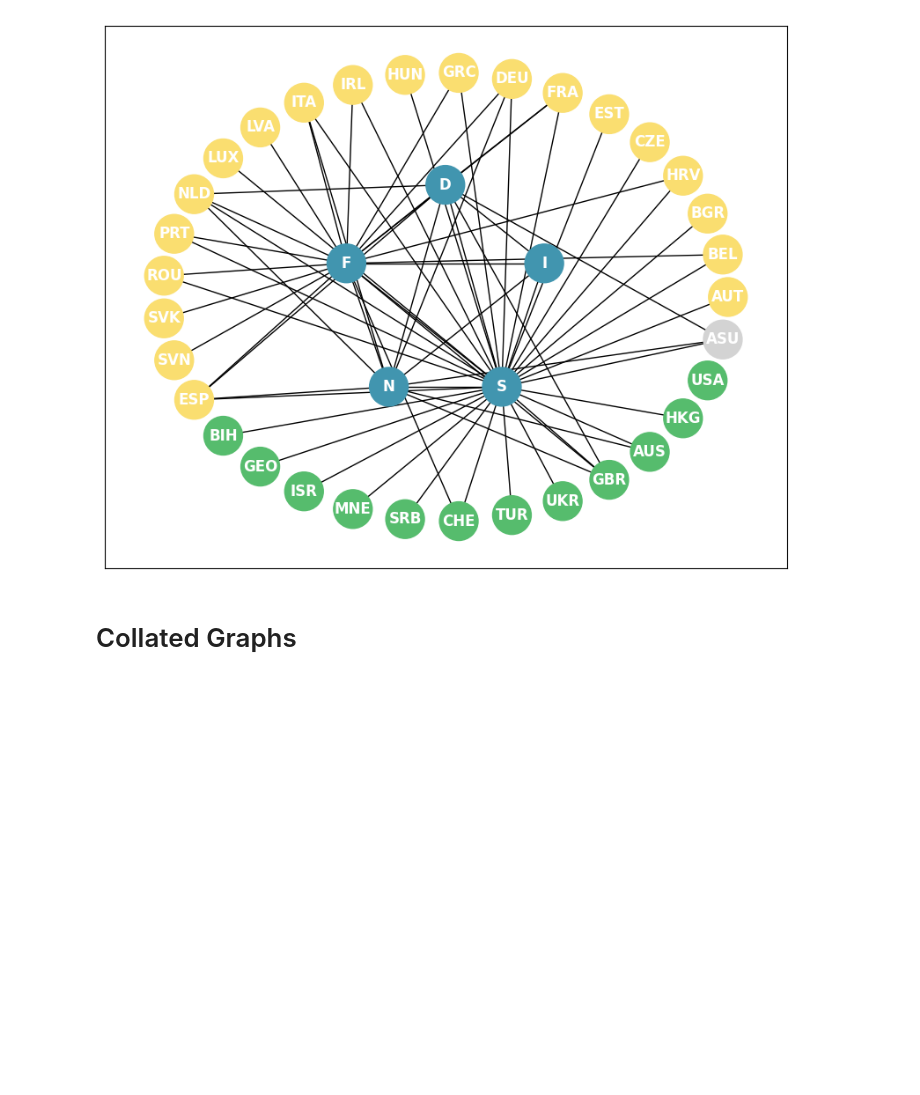
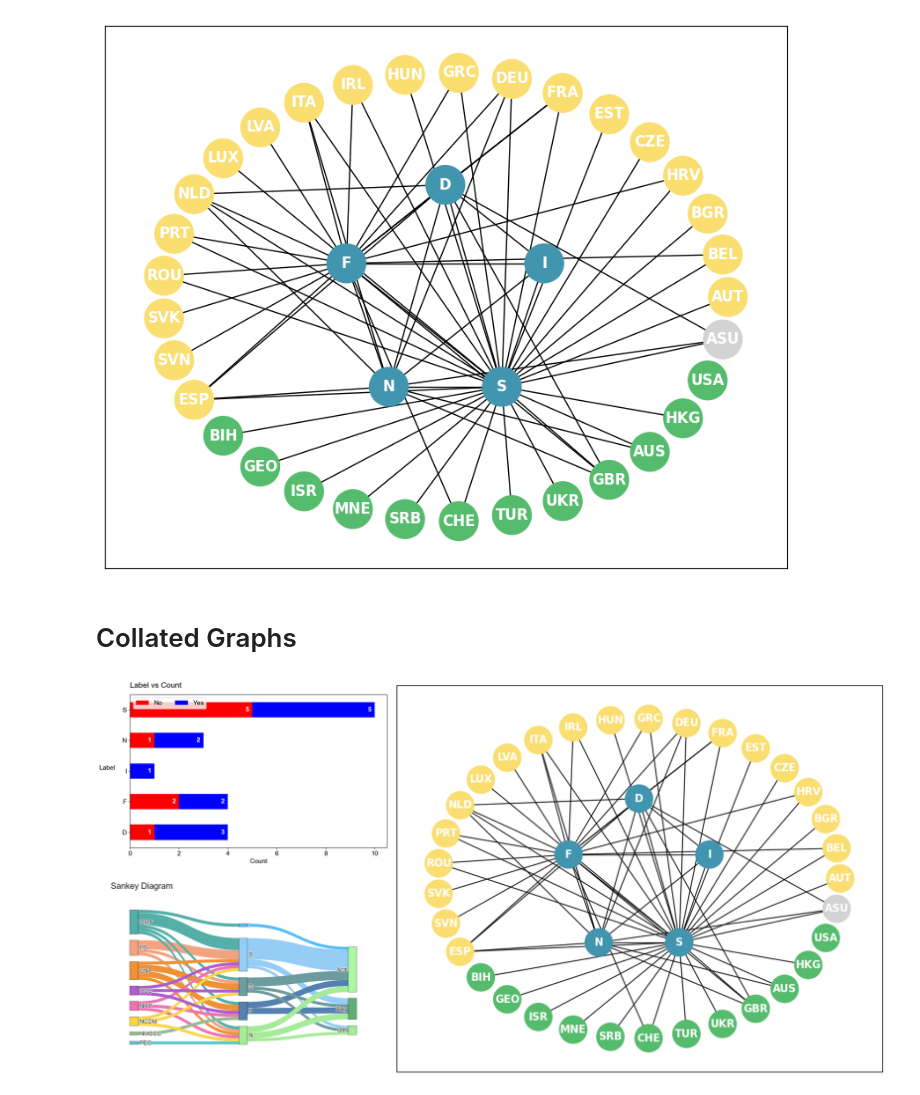
Before and after one commit to Celian4862/PLOTS, a Jupyter notebook: Implementation.ipynb, the cells around one changed output. Cells and saved outputs as stored; diff of their text form; code cells hidden in the pictures; blank space fills up the shorter version.

```diff
--- a/Implementation.ipynb
+++ b/Implementation.ipynb
@@ -1,25 +1,34 @@
 # %%
 import plotly.graph_objects as go
 import kaleido
+from IPython.display import Image
 import numpy as np
 import networkx as nx
 import pandas as pd
+from PIL import Image as PILImage
 import matplotlib.pyplot as plt
 
-from IPython.display import Image
+# PDF
+from reportlab.lib.units import inch
+from reportlab.pdfgen import canvas
+from reportlab.lib.utils import ImageReader
 
+PAGE_WIDTH, PAGE_HEIGHT = 8.15 * inch, 13 * inch  # 8.15" x 13"
+
+# PATHS
 CSV_PATH = './csv-files/'
 IMAGE_PATH = './images/'
+PDF_PATH = './pdfs/'
 
+# FONTS
 global_font = dict(
-    family="Arial, sans-serif",  # Change to preferred font
-    size=14,  # Set font size
-    color="black"  # Set font color
+    family="Arial, sans-serif",
+    size=14,
+    color="black"
 )
 
 plt.rc("font", family="Arial", size=14)
 
-
 pd.set_option('display.max_columns', None)
 # %% [markdown]
 # Bar Assignment
@@ -266,3 +275,69 @@ plt.show()
 [figure]
 # %% [markdown]
 # Collated Graphs
+# %%
+def collate_images(bar_chart, sankey, network_plot, img_output, pdf_output):
+    # Open images
+    img1 = PILImage.open(bar_chart)  # Bar Chart
+    img2 = PILImage.open(sankey)  # Sankey
+    img3 = PILImage.open(network_plot)  # Network Plot
+
+    # Set left column width (keep the width of the narrower image)
+    left_width = min(img1.width, img2.width)
+
+    # Resize both left images while maintaining aspect ratio
+    img1_ratio = img1.height / img1.width
+    img2_ratio = img2.height / img2.width
+
+    img1_new_height = int(left_width * img1_ratio)
+    img2_new_height = int(left_width * img2_ratio)
+
+    img1 = img1.resize((left_width, img1_new_height))
+    img2 = img2.resize((left_width, img2_new_height))
+
+    # Set final canvas dimensions
+    total_height = img1_new_height + img2_new_height
+    right_width = img3.width * (total_height / img3.height)
+    img3 = img3.resize((int(right_width), total_height))
+
+    # Create blank canvas
+    final_width = left_width + img3.width
+    new_img = PILImage.new("RGB", (final_width, total_height), "white")
+
+    # Paste images
+    new_img.paste(img1, (0, 0))
+    new_img.paste(img2, (0, img1_new_height))
+    new_img.paste(img3, (left_width, 0))
+
+    # Save and display
+    new_img.save(img_output)
+    display(Image(filename=img_output))
+
+    # PDF
+    pdf = canvas.Canvas(pdf_output, pagesize=(PAGE_WIDTH, PAGE_HEIGHT))
+
+     # Get the collated image dimensions
+    img_width, img_height = new_img.size
+
+    # Calculate scaling to fit within the page while maintaining aspect ratio
+    scale = min((PAGE_WIDTH - 2 * inch) / img_width, (PAGE_HEIGHT - 2 * inch) / img_height)
+
+    new_width = img_width * scale
+    new_height = img_height * scale
+
+    # Center image on the page
+    x_offset = (PAGE_WIDTH - new_width) / 2
+    y_offset = PAGE_HEIGHT - new_height - inch # (PAGE_HEIGHT - new_height) / 2
+
+    # Convert image to ImageReader (No need to save resized image)
+    img_reader = ImageReader(new_img)
+
+    # Draw image directly into PDF
+    pdf.drawImage(img_reader, x_offset, y_offset, width=new_width, height=new_height)
+
+    # Save PDF
+    pdf.save()
+
+collate_images(IMAGE_PATH + "bar_graph.png", IMAGE_PATH + "sankey_diagram.png", IMAGE_PATH + "network_graph.png", IMAGE_PATH + "collated_graph.png", PDF_PATH + "collated_doc.pdf")
+# %% [output]
+[figure, added]
```
Also changed, not shown: parts of 1 cell of this notebook, 3 other files.
